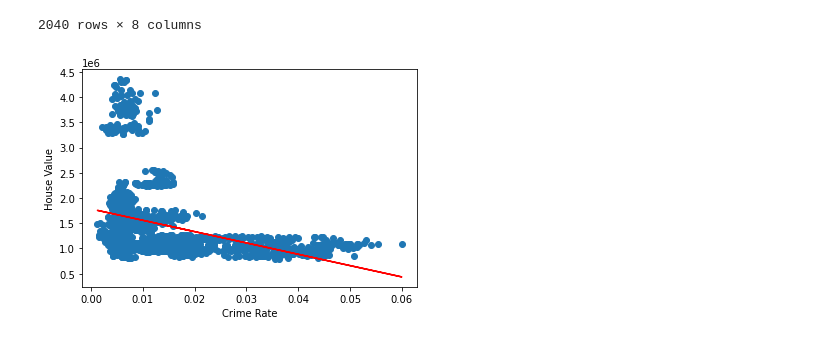
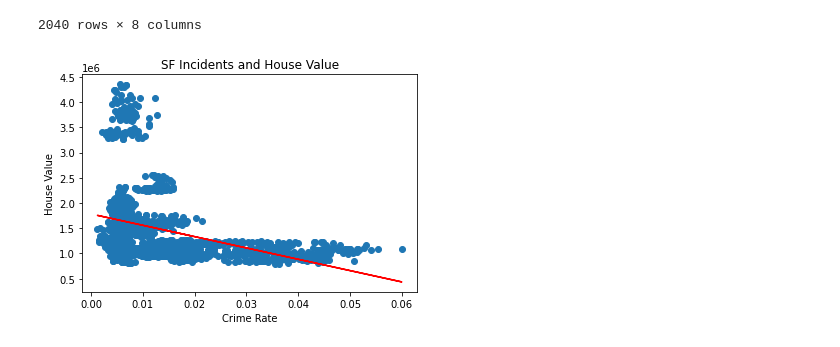
Before and after one commit to ahmed-saleem916/Virtual-Reality-, a Jupyter notebook: regression.ipynb, the cells around one changed output. Saved outputs shown, nothing was run; the diff lists cells and outputs as text; code cells hidden in the pictures.

```diff
--- a/regression.ipynb
+++ b/regression.ipynb
@@ -33,18 +33,18 @@ crime_rate
 # %%
 x_values = crime_rate["Crime Rate"]
 y_values = crime_rate["Price"]
 (slope, intercept, rvalue, pvalue, stderr) = linregress(x_values, y_values)
 regress_values = x_values * slope + intercept
 line_eq = "y = " + str(round(slope,2)) + "x + " + str(round(intercept,2))
 plt.scatter(x_values,y_values)
 plt.plot(x_values,regress_values,"r-")
 plt.annotate(line_eq,(5.8,0.8),fontsize=15,color="red")
 plt.ylabel("House Value")
 plt.xlabel("Crime Rate")
-# print(f"The correlation between house value and sf crime rate is {rvalue**2}")
+plt.title("SF Incidents and House Value")
 plt.show()
 # %% [output]
-[figure, old version]
+[figure, new version]
 # %%
 violent_crime
 # %% [output]
```
Also changed, not shown: parts of 13 cells of this notebook, 2 other files.
